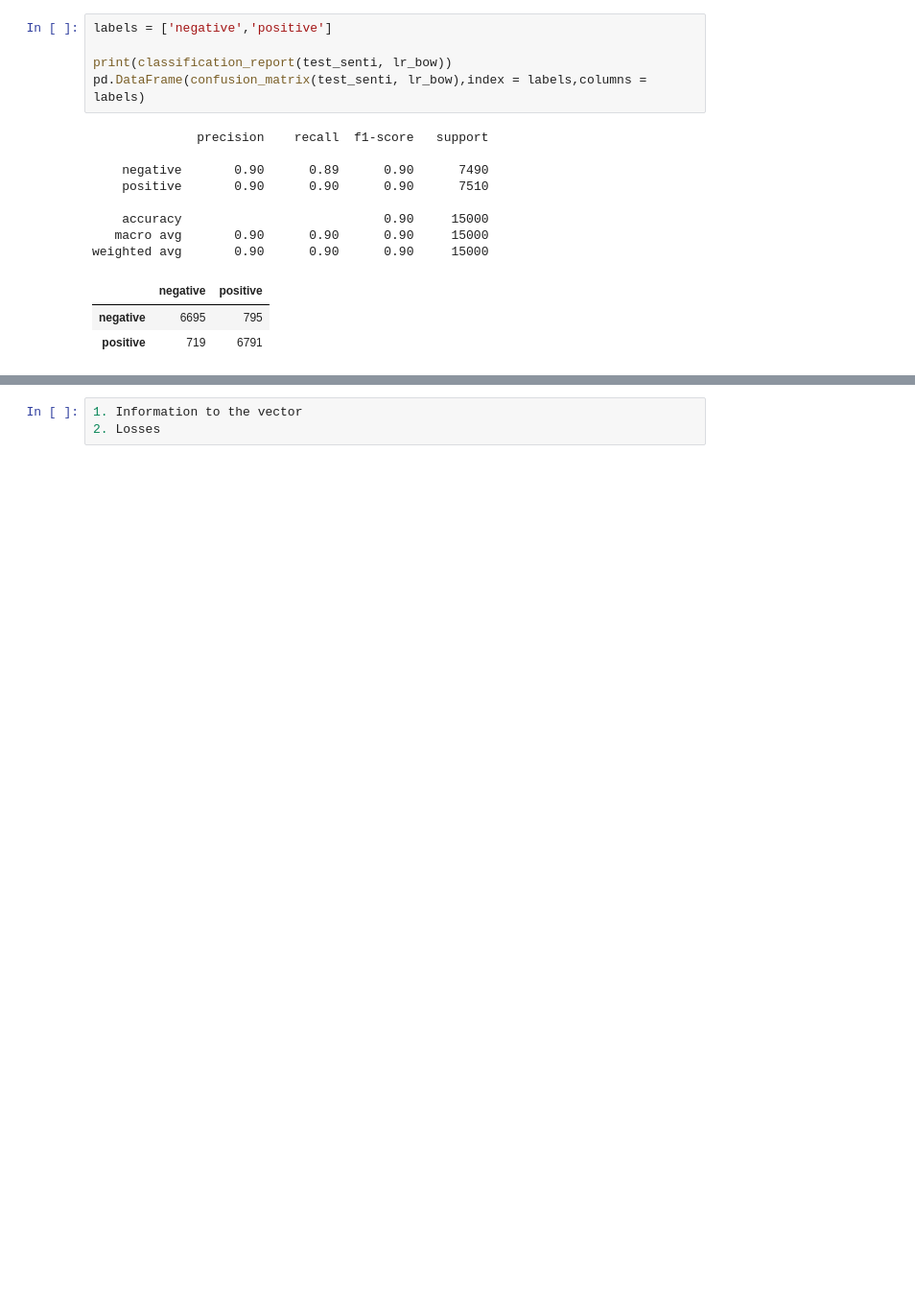
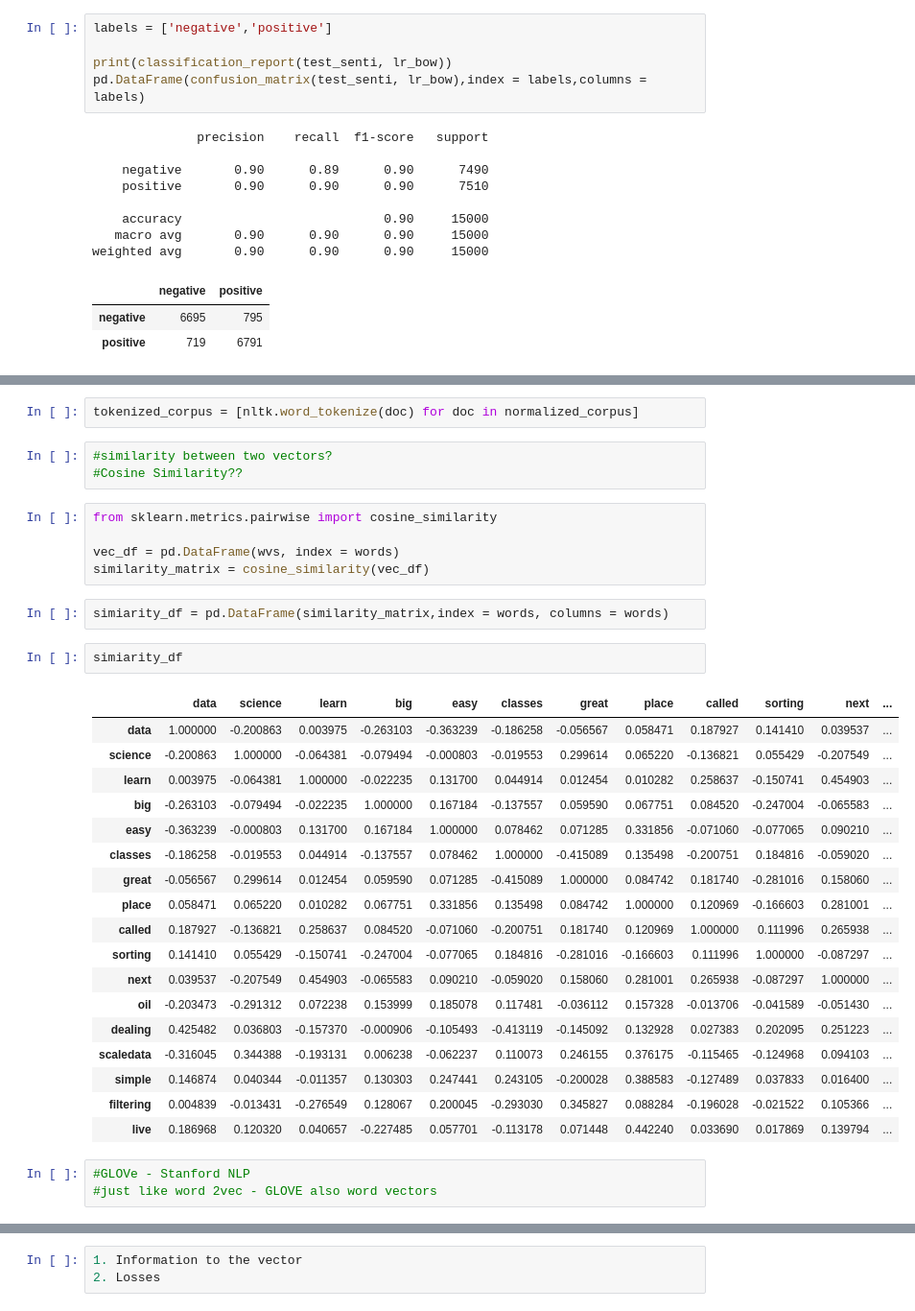
Before and after one commit to Laxminarayen/Inceptez-DS-Batch20, a Jupyter notebook: 31. Supervised Text Classification + Word2vec + Glove Embeddings/Supervised_Text_classification.ipynb, the cells around one changed output, grey strips where cells are left out. Shown: that part at 96% size. Saved outputs shown, nothing was run; the diff lists cells and outputs as text; blank space fills up the shorter version.

```diff
--- a/31. Supervised Text Classification + Word2vec + Glove Embeddings/Supervised_Text_classification.ipynb
+++ b/31. Supervised Text Classification + Word2vec + Glove Embeddings/Supervised_Text_classification.ipynb
@@ -296,0 +413,36 @@ normalized_train_cv.shape
+# %%
+tokenized_corpus = [nltk.word_tokenize(doc) for doc in normalized_corpus]
+# %%
+#similarity between two vectors?
+#Cosine Similarity??
+# %%
+from sklearn.metrics.pairwise import cosine_similarity
+
+vec_df = pd.DataFrame(wvs, index = words)
+similarity_matrix = cosine_similarity(vec_df)
+# %%
+simiarity_df = pd.DataFrame(similarity_matrix,index = words, columns = words)
+# %%
+simiarity_df
+# %% [output]
+|  | data | science | learn | big | easy | classes | great | place | called | sorting | next | ... |
+| data | 1.000000 | -0.200863 | 0.003975 | -0.263103 | -0.363239 | -0.186258 | -0.056567 | 0.058471 | 0.187927 | 0.141410 | 0.039537 | ... |
+| science | -0.200863 | 1.000000 | -0.064381 | -0.079494 | -0.000803 | -0.019553 | 0.299614 | 0.065220 | -0.136821 | 0.055429 | -0.207549 | ... |
+| learn | 0.003975 | -0.064381 | 1.000000 | -0.022235 | 0.131700 | 0.044914 | 0.012454 | 0.010282 | 0.258637 | -0.150741 | 0.454903 | ... |
+| big | -0.263103 | -0.079494 | -0.022235 | 1.000000 | 0.167184 | -0.137557 | 0.059590 | 0.067751 | 0.084520 | -0.247004 | -0.065583 | ... |
+| easy | -0.363239 | -0.000803 | 0.131700 | 0.167184 | 1.000000 | 0.078462 | 0.071285 | 0.331856 | -0.071060 | -0.077065 | 0.090210 | ... |
+| classes | -0.186258 | -0.019553 | 0.044914 | -0.137557 | 0.078462 | 1.000000 | -0.415089 | 0.135498 | -0.200751 | 0.184816 | -0.059020 | ... |
+| great | -0.056567 | 0.299614 | 0.012454 | 0.059590 | 0.071285 | -0.415089 | 1.000000 | 0.084742 | 0.181740 | -0.281016 | 0.158060 | ... |
+| place | 0.058471 | 0.065220 | 0.010282 | 0.067751 | 0.331856 | 0.135498 | 0.084742 | 1.000000 | 0.120969 | -0.166603 | 0.281001 | ... |
+| called | 0.187927 | -0.136821 | 0.258637 | 0.084520 | -0.071060 | -0.200751 | 0.181740 | 0.120969 | 1.000000 | 0.111996 | 0.265938 | ... |
+| sorting | 0.141410 | 0.055429 | -0.150741 | -0.247004 | -0.077065 | 0.184816 | -0.281016 | -0.166603 | 0.111996 | 1.000000 | -0.087297 | ... |
+| next | 0.039537 | -0.207549 | 0.454903 | -0.065583 | 0.090210 | -0.059020 | 0.158060 | 0.281001 | 0.265938 | -0.087297 | 1.000000 | ... |
+| oil | -0.203473 | -0.291312 | 0.072238 | 0.153999 | 0.185078 | 0.117481 | -0.036112 | 0.157328 | -0.013706 | -0.041589 | -0.051430 | ... |
+| dealing | 0.425482 | 0.036803 | -0.157370 | -0.000906 | -0.105493 | -0.413119 | -0.145092 | 0.132928 | 0.027383 | 0.202095 | 0.251223 | ... |
+| scaledata | -0.316045 | 0.344388 | -0.193131 | 0.006238 | -0.062237 | 0.110073 | 0.246155 | 0.376175 | -0.115465 | -0.124968 | 0.094103 | ... |
+| simple | 0.146874 | 0.040344 | -0.011357 | 0.130303 | 0.247441 | 0.243105 | -0.200028 | 0.388583 | -0.127489 | 0.037833 | 0.016400 | ... |
+| filtering | 0.004839 | -0.013431 | -0.276549 | 0.128067 | 0.200045 | -0.293030 | 0.345827 | 0.088284 | -0.196028 | -0.021522 | 0.105366 | ... |
+| live | 0.186968 | 0.120320 | 0.040657 | -0.227485 | 0.057701 | -0.113178 | 0.071448 | 0.442240 | 0.033690 | 0.017869 | 0.139794 | ... |
+# %%
+#GLOVe - Stanford NLP
+#just like word 2vec - GLOVE also word vectors
```
Also changed, not shown: parts of 49 cells of this notebook, 2 other files.
